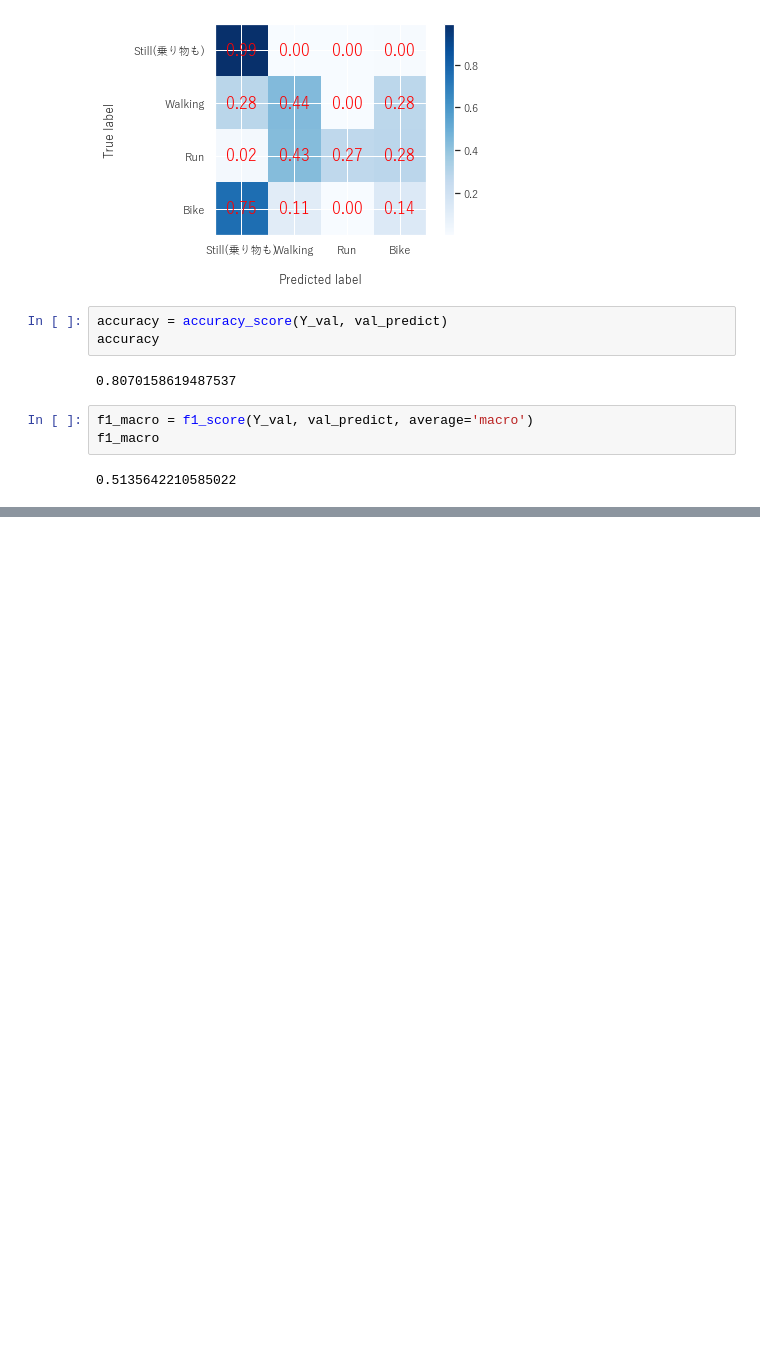
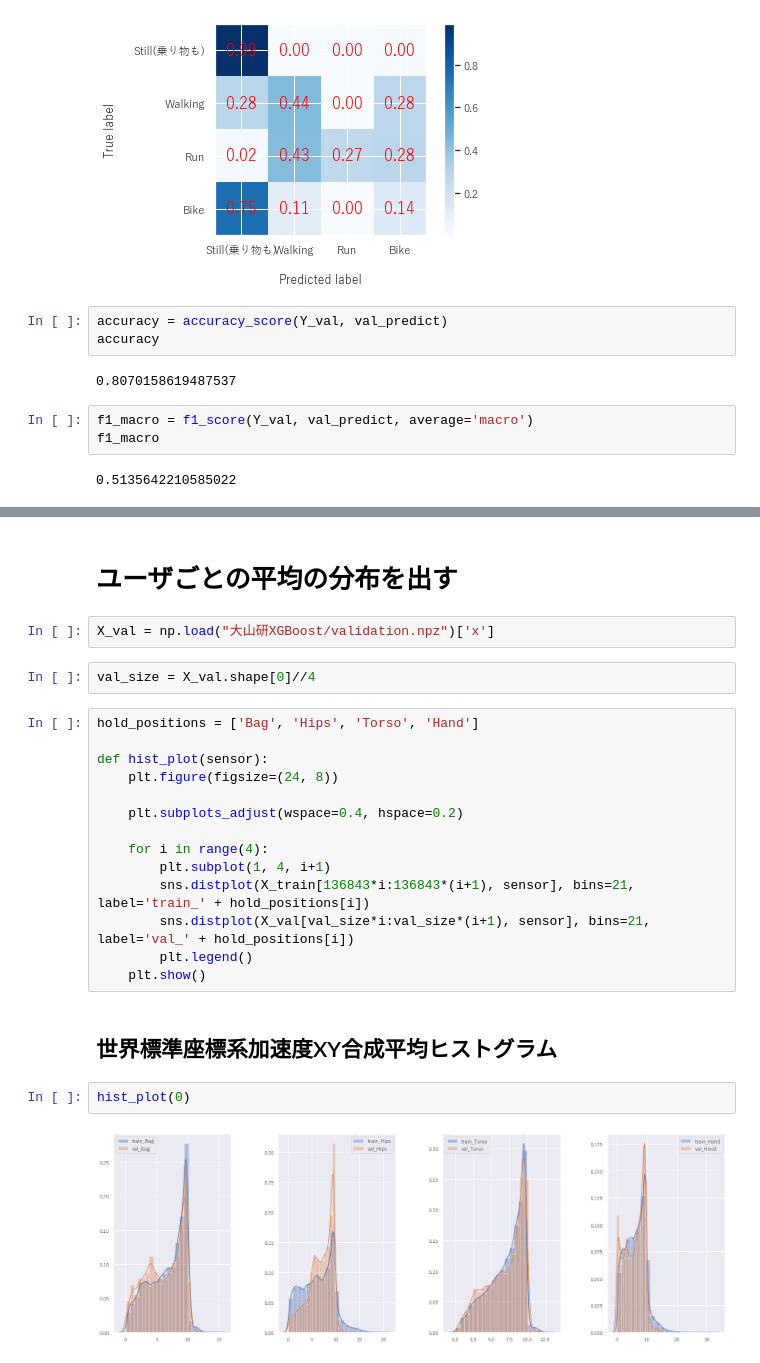
Before and after one commit to nekketsu2010/SHL2020, a Jupyter notebook: Notebook/大山研手法withXGBoost.ipynb, the cells around one changed output, grey strips where cells are left out. Cells and saved outputs as stored; diff of their text form; blank space fills up the shorter version.

```diff
--- a/Notebook/大山研手法withXGBoost.ipynb
+++ b/Notebook/大山研手法withXGBoost.ipynb
@@ -251,0 +241,26 @@ with open("xgboost_model.binaryfile", 'wb') as f:
+# %% [markdown]
+# ユーザごとの平均の分布を出す
+# %%
+X_val = np.load("大山研XGBoost/validation.npz")['x']
+# %%
+val_size = X_val.shape[0]//4
+# %%
+hold_positions = ['Bag', 'Hips', 'Torso', 'Hand']
+
+def hist_plot(sensor):
+    plt.figure(figsize=(24, 8))
+
+    plt.subplots_adjust(wspace=0.4, hspace=0.2)
+
+    for i in range(4):
+        plt.subplot(1, 4, i+1)
+        sns.distplot(X_train[136843*i:136843*(i+1), sensor], bins=21, label='train_' + hold_positions[i])
+        sns.distplot(X_val[val_size*i:val_size*(i+1), sensor], bins=21, label='val_' + hold_positions[i])
+        plt.legend()
+    plt.show()
+# %% [markdown]
+## 世界標準座標系加速度XY合成平均ヒストグラム
+# %%
+hist_plot(0)
+# %% [output]
+[figure, added]
```
Also changed, not shown: parts of 21 cells of this notebook, 2 other files.
